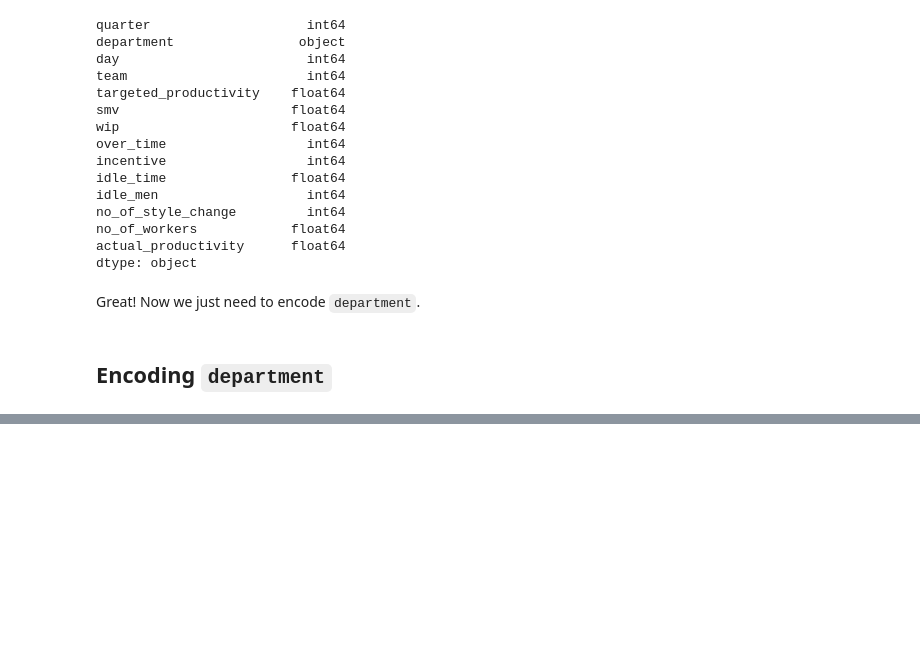
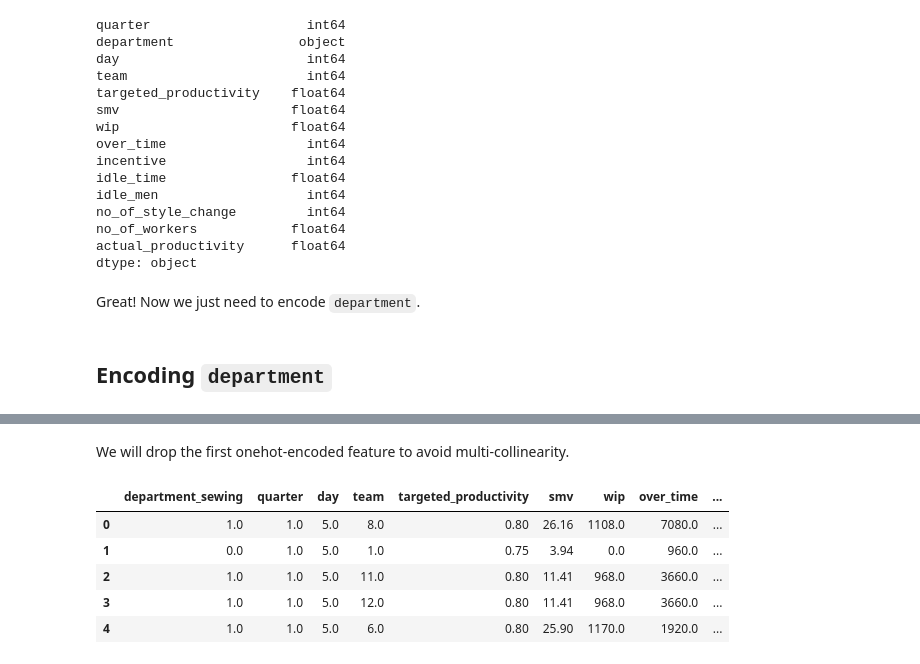
Before and after one commit to jastro-dev/dq-ds-06-employee-productivity-prediction-tree-models, a Jupyter notebook: main_notebook.ipynb, the cells around one changed output, grey strips where cells are left out. Saved outputs shown, nothing was run; the diff lists cells and outputs as text; code cells hidden in the pictures; blank space fills up the shorter version.

```diff
--- a/main_notebook.ipynb
+++ b/main_notebook.ipynb
@@ -426,3 +426,12 @@ dtype: object
 Great! Now we just need to encode `department`.
 # %% [markdown]
 ## Encoding `department`
+# %%
+from sklearn.preprocessing import OneHotEncoder
+from sklearn.compose import make_column_transformer
+
+col_trans = make_column_transformer(
+    (OneHotEncoder(), ['department']),
+    remainder='passthrough',
+    verbose_feature_names_out=False
+)
@@ -428,0 +451,2 @@ Great! Now we just need to encode `department`.
+# %% [markdown]
+We will drop the first onehot-encoded feature to avoid multi-collinearity.
@@ -428,0 +455,9 @@ Great! Now we just need to encode `department`.
+# %%
+df.head()
+# %% [output]
+|  | department_sewing | quarter | day | team | targeted_productivity | smv | wip | over_time | ... |
+| 0 | 1.0 | 1.0 | 5.0 | 8.0 | 0.80 | 26.16 | 1108.0 | 7080.0 | ... |
+| 1 | 0.0 | 1.0 | 5.0 | 1.0 | 0.75 | 3.94 | 0.0 | 960.0 | ... |
+| 2 | 1.0 | 1.0 | 5.0 | 11.0 | 0.80 | 11.41 | 968.0 | 3660.0 | ... |
+| 3 | 1.0 | 1.0 | 5.0 | 12.0 | 0.80 | 11.41 | 968.0 | 3660.0 | ... |
+| 4 | 1.0 | 1.0 | 5.0 | 6.0 | 0.80 | 25.90 | 1170.0 | 1920.0 | ... |
```
Also changed, not shown: parts of 18 cells of this notebook.
